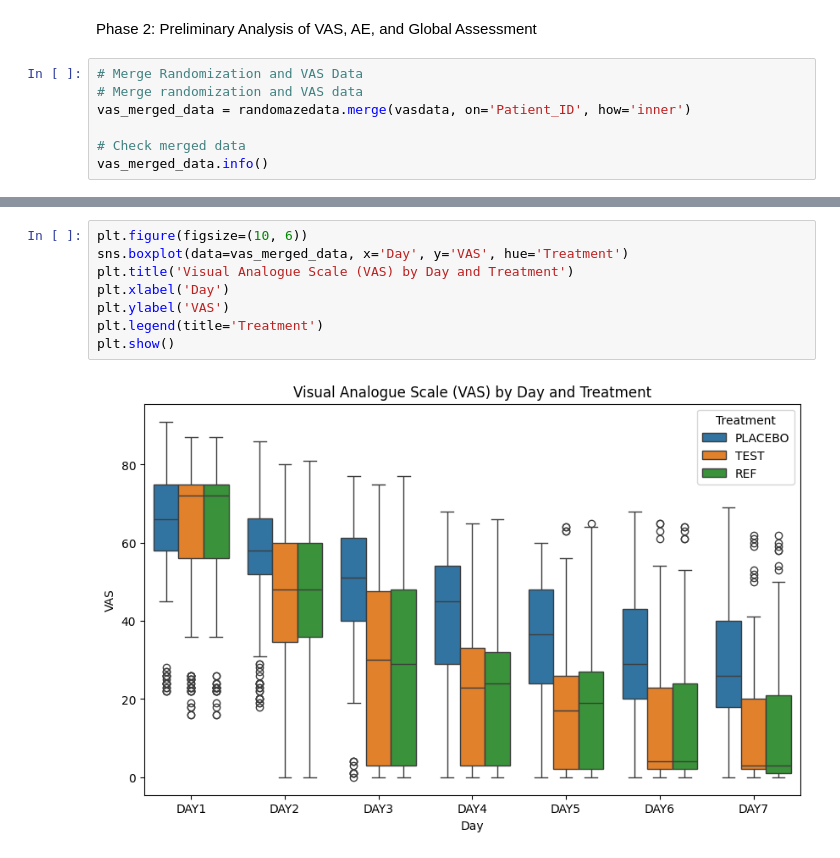
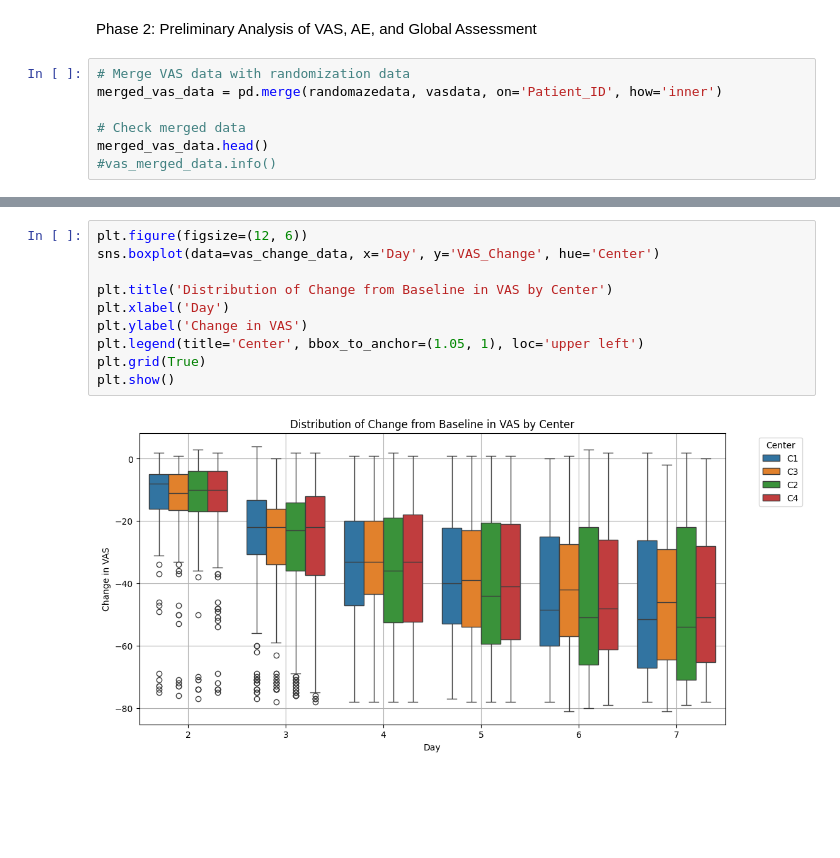
Before and after one commit to vedmara/project, a Jupyter notebook: Project_phase2.ipynb, the cells around one changed output, grey strips where cells are left out. Saved outputs shown, nothing was run; the diff lists cells and outputs as text; blank space fills up the shorter version.

```diff
--- a/Project_phase2.ipynb
+++ b/Project_phase2.ipynb
@@ -275,10 +237,10 @@ plt.show()
 # %% [markdown]
 Phase 2: Preliminary Analysis of VAS, AE, and Global Assessment
 # %%
-# Merge Randomization and VAS Data
-# Merge randomization and VAS data
-vas_merged_data = randomazedata.merge(vasdata, on='Patient_ID', how='inner')
+# Merge VAS data with randomization data
+merged_vas_data = pd.merge(randomazedata, vasdata, on='Patient_ID', how='inner')
 
 # Check merged data
-vas_merged_data.info()
+merged_vas_data.head()
+#vas_merged_data.info()
 # %% [output]
@@ -323,10 +469,12 @@ print(summary_stats)
 # %%
-plt.figure(figsize=(10, 6))
-sns.boxplot(data=vas_merged_data, x='Day', y='VAS', hue='Treatment')
-plt.title('Visual Analogue Scale (VAS) by Day and Treatment')
+plt.figure(figsize=(12, 6))
+sns.boxplot(data=vas_change_data, x='Day', y='VAS_Change', hue='Center')
+
+plt.title('Distribution of Change from Baseline in VAS by Center')
 plt.xlabel('Day')
-plt.ylabel('VAS')
-plt.legend(title='Treatment')
+plt.ylabel('Change in VAS')
+plt.legend(title='Center', bbox_to_anchor=(1.05, 1), loc='upper left')
+plt.grid(True)
 plt.show()
 # %% [output]
-[figure, old version]
+[figure, new version]
```
Also changed, not shown: parts of 23 cells of this notebook.
